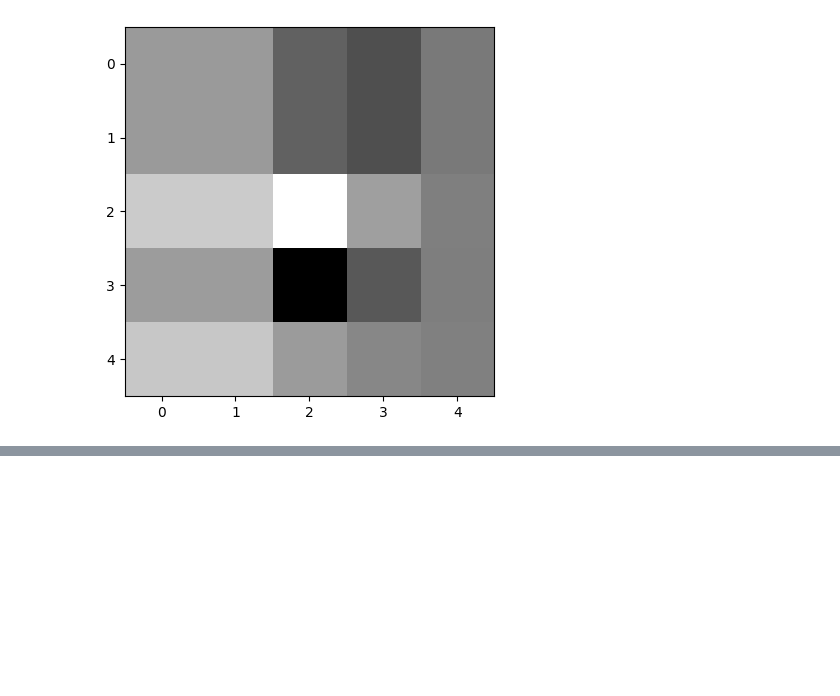
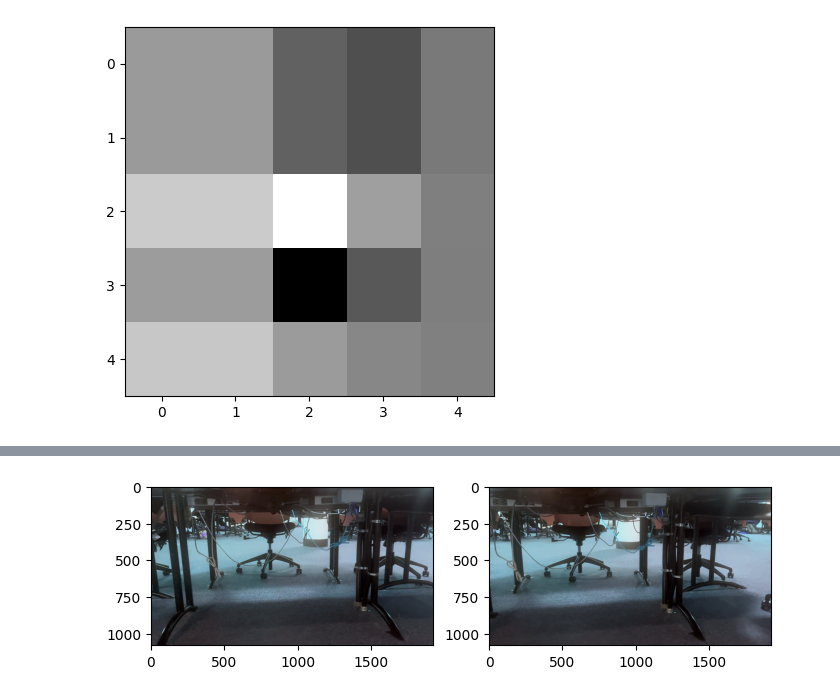
Before and after one commit to razumah1/Computer-Vision, a Jupyter notebook: homework2/Assignment 2.ipynb, the cells around one changed output, grey strips where cells are left out. Saved outputs shown, nothing was run; the diff lists cells and outputs as text; code cells hidden in the pictures; blank space fills up the shorter version.

```diff
--- a/homework2/Assignment 2.ipynb
+++ b/homework2/Assignment 2.ipynb
@@ -214,0 +341,88 @@ plt.imshow(corner_response, cmap = 'gray')
+# %%
+### Question 5
+
+# Read the image
+image1 = cv2.imread('image_1.png')
+plt.figure(figsize=(8, 6))
+plt.subplot(1, 2, 1)
+plt.imshow(image1)
+image2 = cv2.imread('image_2.png')
+plt.subplot(1, 2, 2)
+plt.imshow(image2)
+plt.show()
+
+
+
+def image_stitch(image1, image2):
+    # Convert images to grayscale
+    gray1 = cv2.cvtColor(image1, cv2.COLOR_BGR2GRAY)
+    gray2 = cv2.cvtColor(image2, cv2.COLOR_BGR2GRAY)
+
+    # Initialize SIFT detector
+    sift = cv2.SIFT_create()
+
+    # Find keypoints and descriptors in both images
+    keypoints1, descriptors1 = sift.detectAndCompute(gray1, None)
+    keypoints2, descriptors2 = sift.detectAndCompute(gray2, None)
+
+    # Initialize feature matcher
+    matcher = cv2.BFMatcher()
+
+    # Match descriptors between the two images
+    matches = matcher.knnMatch(descriptors1, descriptors2, k=2)
+
+    # Apply ratio test to select good matches
+    good_matches = []
+    for m, n in matches:
+        if m.distance < 0.75 * n.distance:
+            good_matches.append(m)
+
+    # Minimum number of matches required for homography estimation
+    MIN_MATCH_COUNT = 10
+    if len(good_matches) < MIN_MATCH_COUNT:
+        print("Insufficient matches found.")
+        return None
+
+    # Extract matched keypoints
+    src_pts = np.float32([keypoints1[m.queryIdx].pt for m in good_matches]).reshape(-1, 1, 2)
+    dst_pts = np.float32([keypoints2[m.trainIdx].pt for m in good_matches]).reshape(-1, 1, 2)
+
+    # Estimate homography
+    H, _ = cv2.findHomography(dst_pts, src_pts, cv2.RANSAC, 4.0)
+
+    # Check if homography estimation failed
+    if H is None:
+        print("Homography estimation failed.")
+        return None
+
+    # Warp image2 to image1 using homography
+    warped_image = cv2.warpPerspective(image2, H, (image1.shape[1]+ image2.shape[1], image1.shape[0]))
+
+    # Blend the warped image with image1
+    result = warped_image.copy()
+    result[:image1.shape[0], :image1.shape[1]] = image1
+
+    # Crop black areas
+    result_gray = cv2.cvtColor(result, cv2.COLOR_BGR2GRAY)
+    _, thresh = cv2.threshold(result_gray, 1, 255, cv2.THRESH_BINARY)
+    contours, _ = cv2.findContours(thresh, cv2.RETR_EXTERNAL, cv2.CHAIN_APPROX_SIMPLE)
+    x, y, w, h = cv2.boundingRect(contours[0])
+    result_cropped = result[y:y+h, x:x+w]
+
+    return result_cropped
+
+# Read the images
+image1 = cv2.imread('image_1.png')
+image2 = cv2.imread('image_2.png')
+
+# Stitch the images
+stitch = image_stitch(image1, image2)
+
+# Display the stitched image
+plt.figure(figsize=(10, 8))
+plt.imshow(cv2.cvtColor(stitch, cv2.COLOR_BGR2RGB))
+plt.title('Stitched Image')
+plt.axis('off')
+plt.show()
+# %% [output]
+[figure, added]
```
Also changed, not shown: parts of 9 cells of this notebook, 15 other files.
